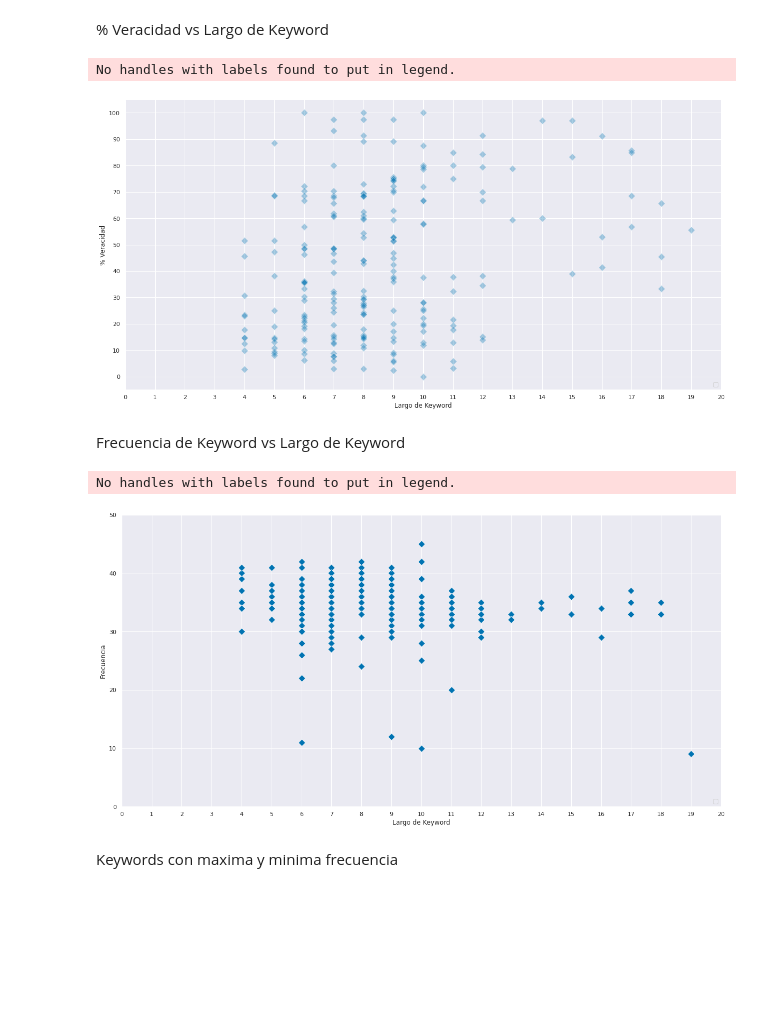
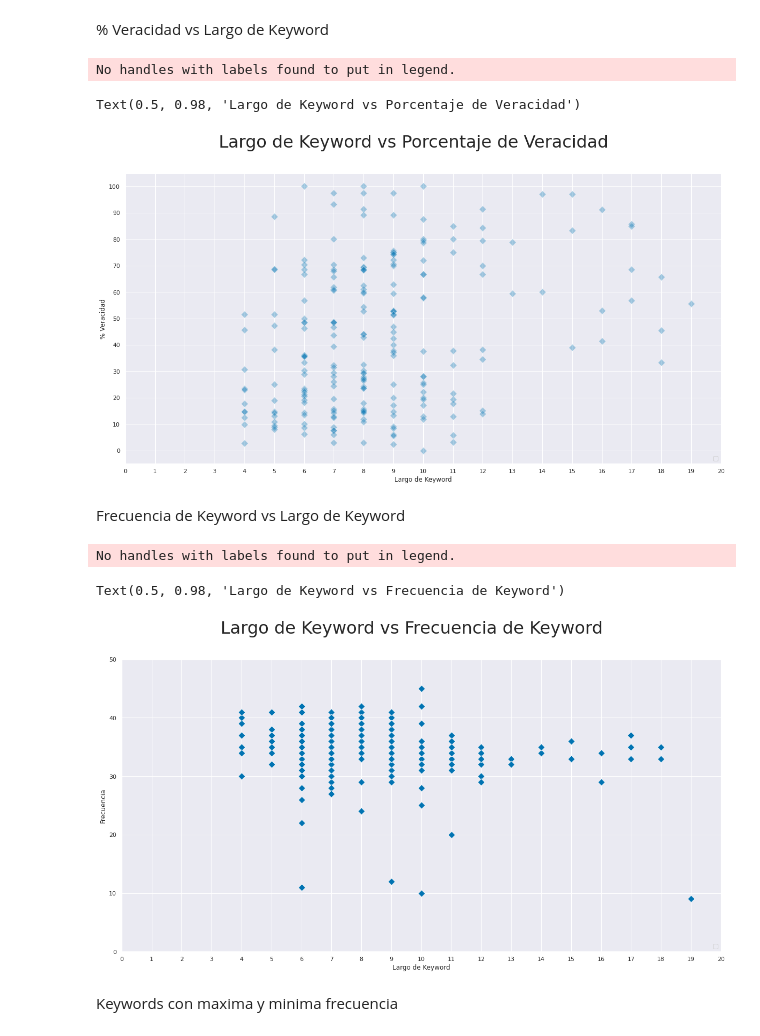
Before and after one commit to pabliyo/coronadatos, a Jupyter notebook: TP1-Keyword.ipynb, the cells around one changed output. Saved outputs shown, nothing was run; the diff lists cells and outputs as text; code cells hidden in the pictures; blank space fills up the shorter version.

```diff
--- a/TP1-Keyword.ipynb
+++ b/TP1-Keyword.ipynb
@@ -555,24 +332,25 @@ No handles with labels found to put in legend.
 # %%
 sns.set(style="darkgrid")
 
 # Inicializacion
 f, ax = plt.subplots(figsize=(20, 10))
 
 
 # Plot
 sns.set_color_codes("colorblind")
 sns.scatterplot(x="longitud_kw", y="pct_veracidad", data=working_set, color="b", s=85, marker="D", alpha=0.333333)
 
 
 plt.xticks(np.arange(0, 21, 1))
 plt.yticks(np.arange(0,101, 10))
 ax.legend(ncol=2, loc="lower right", frameon=True)
-ax.set(xlim=(0, 20), ylabel="% Veracidad",
-       xlabel="Largo de Keyword")
-sns.despine(left=True, bottom=True)
+ax.set(xlim=(0, 20), ylabel="% Veracidad",xlabel="Largo de Keyword")
+#sns.despine(left=True, bottom=True)
+f.suptitle("Largo de Keyword vs Porcentaje de Veracidad", fontsize=32)
 # %% [output]
 No handles with labels found to put in legend.
+Text(0.5, 0.98, 'Largo de Keyword vs Porcentaje de Veracidad')
-[figure, old version]
+[figure, new version]
 # %% [markdown]
 Frecuencia de Keyword vs Largo de Keyword
 # %%
@@ -590,12 +368,13 @@ sns.scatterplot(x="longitud_kw", y="frecuencia", data=working_set, color="b", s=
 plt.xticks(np.arange(0, 21, 1))
 plt.yticks(np.arange(0,51, 10))
 ax.legend(ncol=2, loc="lower right", frameon=True)
-ax.set(xlim=(0, 20), ylabel="Frecuencia",
-       xlabel="Largo de Keyword")
-sns.despine(left=True, bottom=True)
+ax.set(xlim=(0, 20), ylabel="Frecuencia", xlabel="Largo de Keyword")
+#sns.despine(left=True, bottom=True)
+f.suptitle("Largo de Keyword vs Frecuencia de Keyword", fontsize=32)
 # %% [output]
 No handles with labels found to put in legend.
+Text(0.5, 0.98, 'Largo de Keyword vs Frecuencia de Keyword')
-[figure, old version]
+[figure, new version]
 # %%
 #4.3 Cantidades
 # %%
```
Also changed, not shown: parts of 25 cells of this notebook.
